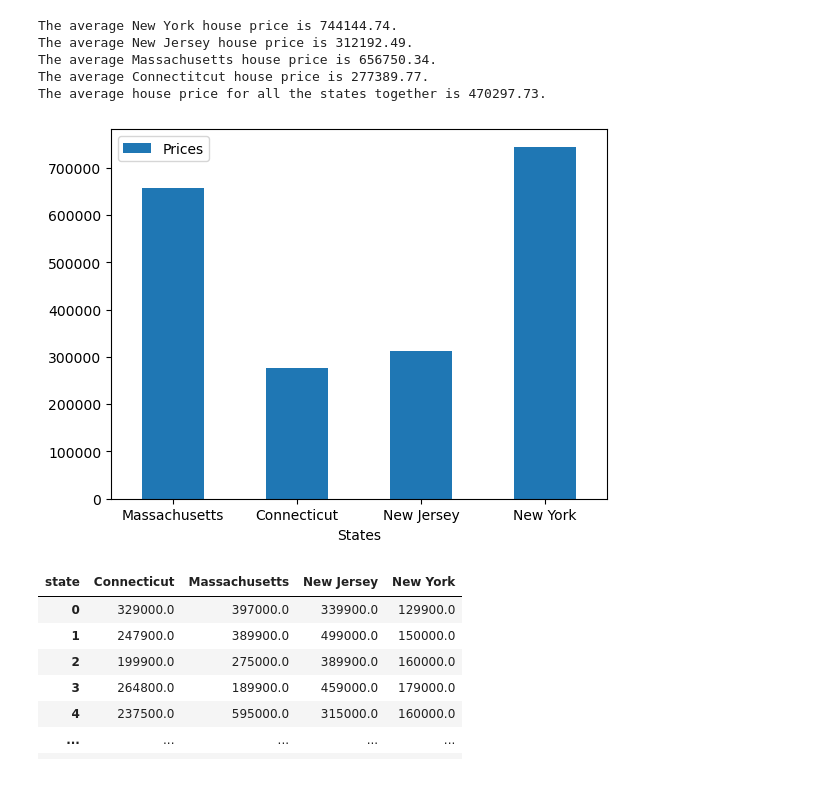
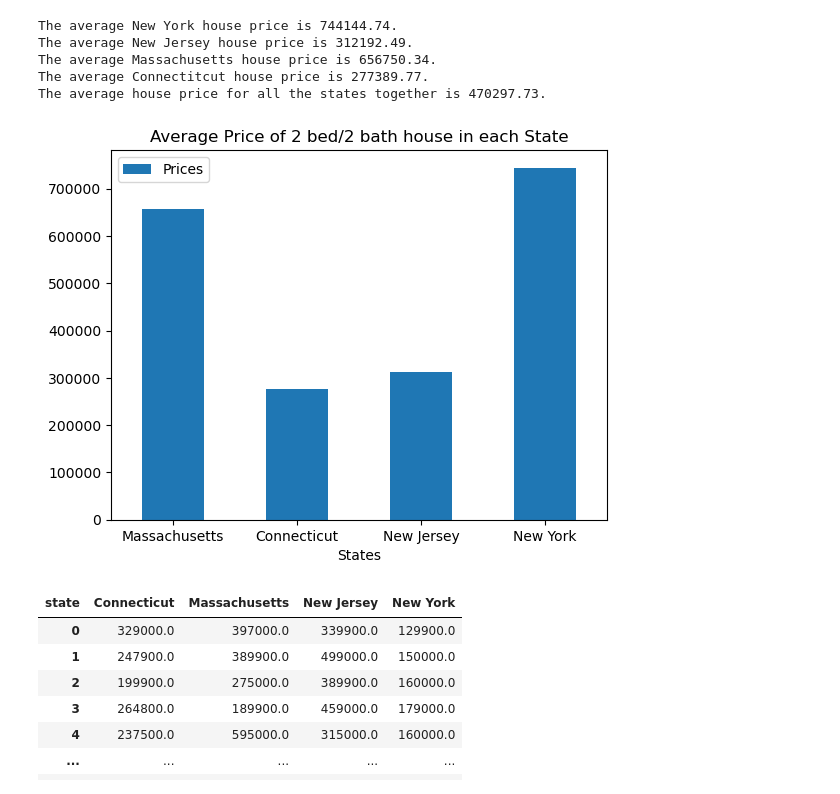
Before and after one commit to NMcHale029/BC-Project-1, a Jupyter notebook: question-3.ipynb, the cells around one changed output. Cells and saved outputs as stored; diff of their text form; code cells hidden in the pictures.

```diff
--- a/question-3.ipynb
+++ b/question-3.ipynb
@@ -136,9 +158,9 @@ The average house price for all the states together is 470297.73.
 # %%
 #Make a bar graph with the average for each state
 bar_plot_df = pd.DataFrame({'States':['Massachusetts', 'Connecticut', 'New Jersey','New York'], 'Prices':[average_mass, average_conn, average_nj,average_ny,]})
-ax = bar_plot_df.plot.bar(x='States', y='Prices', rot=0)
+ax = bar_plot_df.plot.bar(x='States', y='Prices', title= 'Average Price of 2 bed/2 bath house in each State', rot=0)
 # %% [output]
-[figure, old version]
+[figure, new version]
 # %%
 price_state_ny_df = ny_df[['price','state']].copy()
 #price_state_ny_df
```
Also changed, not shown: parts of 7 cells of this notebook.
